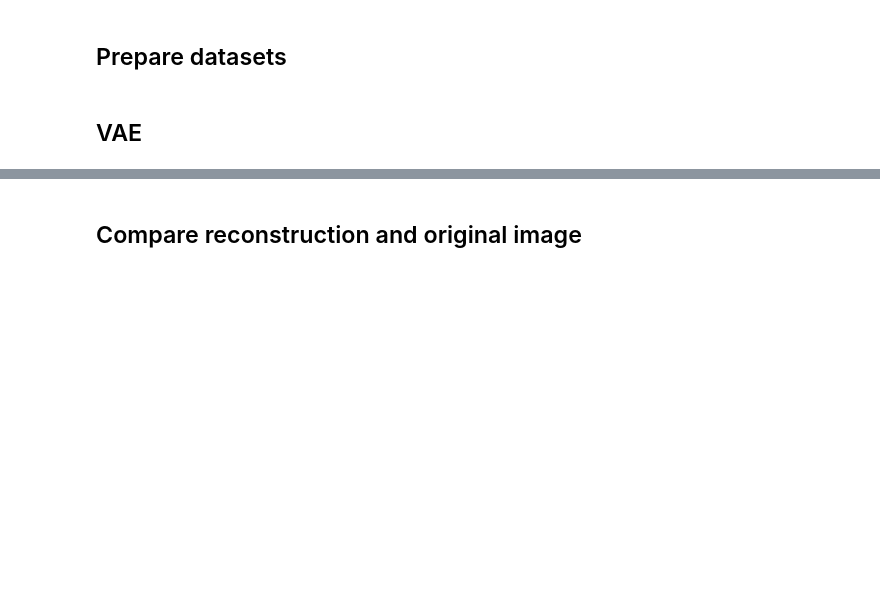
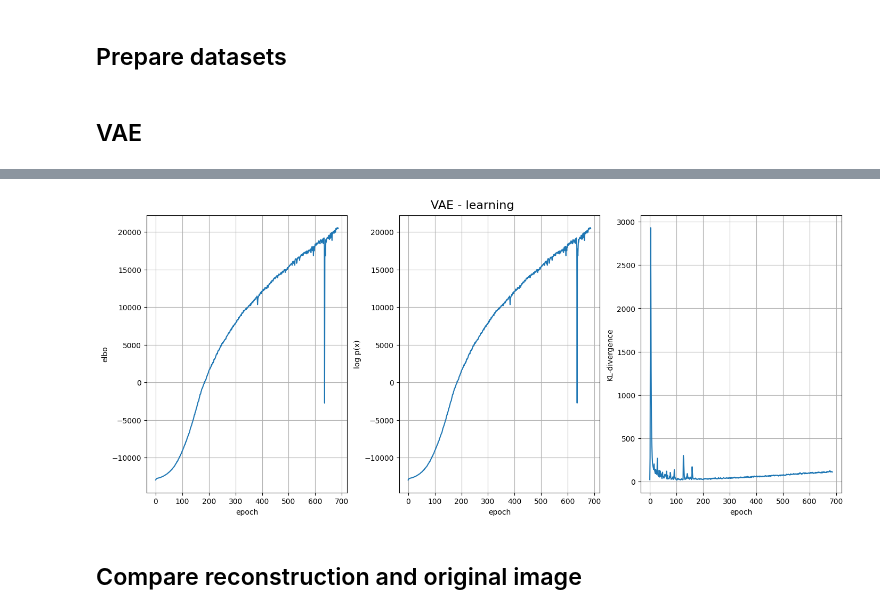
Before and after one commit to RasmusML/generative-models-for-phenotypic-profiling, a Jupyter notebook: playground.ipynb, the cells around one changed output, grey strips where cells are left out. Cells and saved outputs as stored; diff of their text form; code cells hidden in the pictures; blank space fills up the shorter version.

```diff
--- a/playground.ipynb
+++ b/playground.ipynb
@@ -208,3 +224,7 @@ plot_loss(training_data["elbo"])
+# %%
+plot_VAE_performance(**validation_data)
+# %% [output]
+[figure, added]
 # %% [markdown]
 ## Compare reconstruction and original image
 # %%
```
Also changed, not shown: parts of 18 cells of this notebook.
